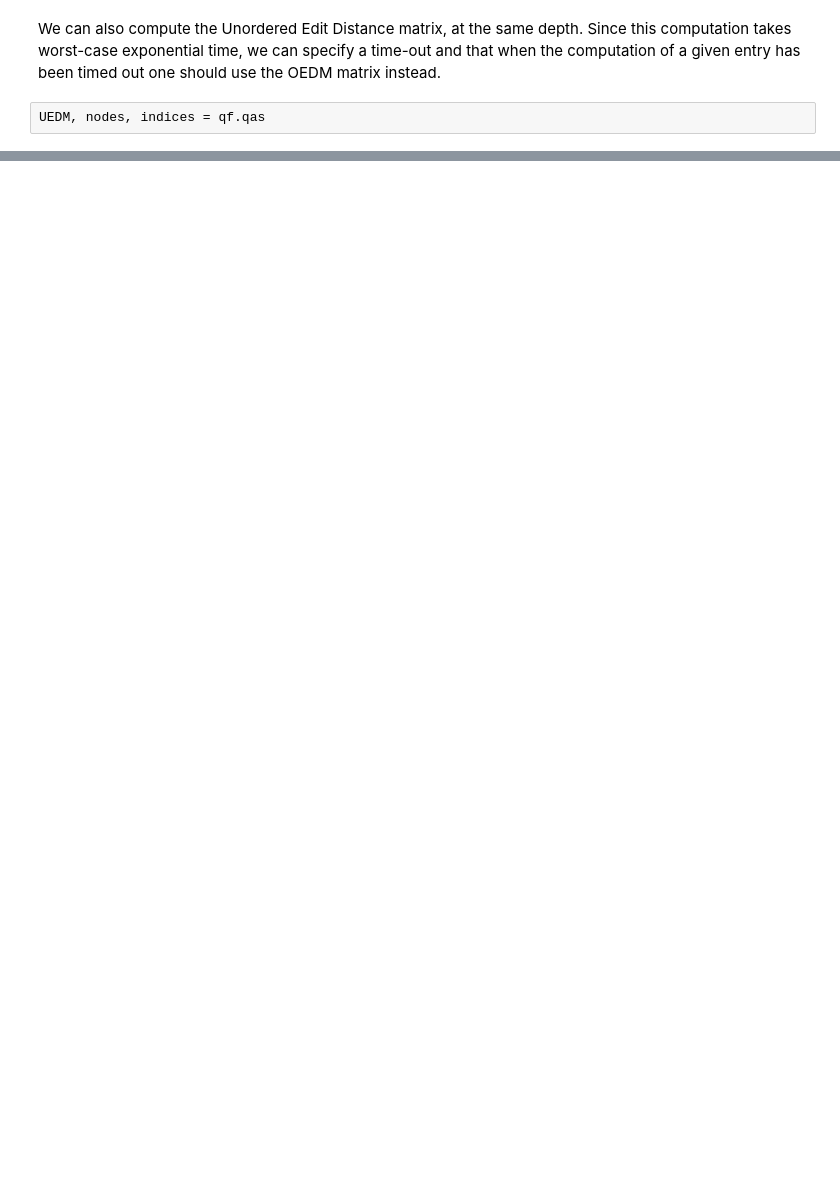
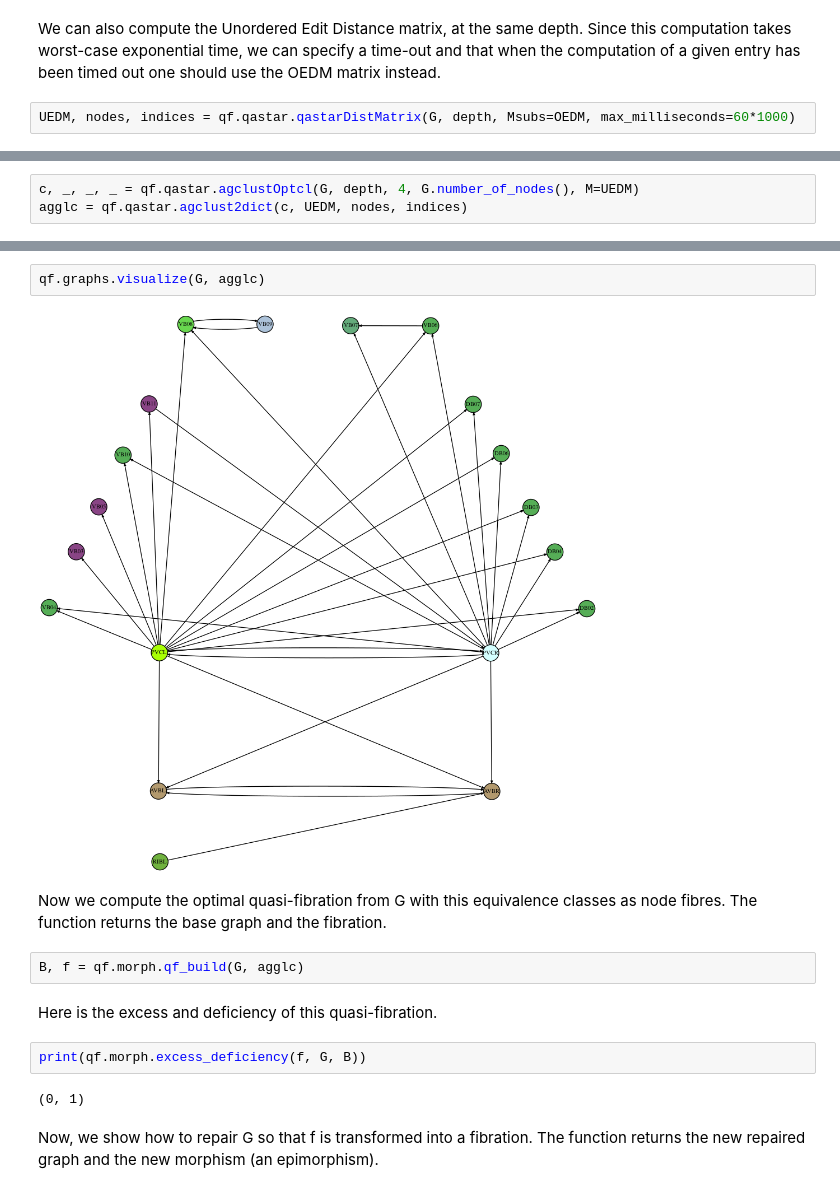
Before and after one commit to boldip/qf, a Jupyter notebook: src/tutorial.ipynb, the cells around one changed output, grey strips where cells are left out. Saved outputs shown, nothing was run; the diff lists cells and outputs as text; blank space fills up the shorter version.

```diff
--- a/src/tutorial.ipynb
+++ b/src/tutorial.ipynb
@@ -109,4 +96,4 @@ We can also compute the Unordered Edit Distance matrix, at the same depth. Since
 time, we can specify a time-out and that when the computation of a given entry has been timed out one should use the OEDM
 matrix instead.
 # %%
-UEDM, nodes, indices = qf.qas
+UEDM, nodes, indices = qf.qastar.qastarDistMatrix(G, depth, Msubs=OEDM, max_milliseconds=60*1000)
@@ -112,0 +115,3 @@ UEDM, nodes, indices = qf.qas
+# %%
+c, _, _, _ = qf.qastar.agclustOptcl(G, depth, 4, G.number_of_nodes(), M=UEDM)
+agglc = qf.qastar.agclust2dict(c, UEDM, nodes, indices)
@@ -112,0 +126,17 @@ UEDM, nodes, indices = qf.qas
+# %%
+qf.graphs.visualize(G, agglc)
+# %% [output]
+[figure, added]
+# %% [markdown]
+Now we compute the optimal quasi-fibration from G with this equivalence classes as node fibres. The function returns the base graph and the fibration.
+# %%
+B, f = qf.morph.qf_build(G, agglc)
+# %% [markdown]
+Here is the excess and deficiency of this quasi-fibration.
+# %%
+print(qf.morph.excess_deficiency(f, G, B))
+# %% [output]
+(0, 1)
+# %% [markdown]
+Now, we show how to repair G so that f is transformed into a fibration. The function returns the new repaired graph and
+the new morphism (an epimorphism).
```
Also changed, not shown: parts of 16 cells of this notebook, 2 other files.
